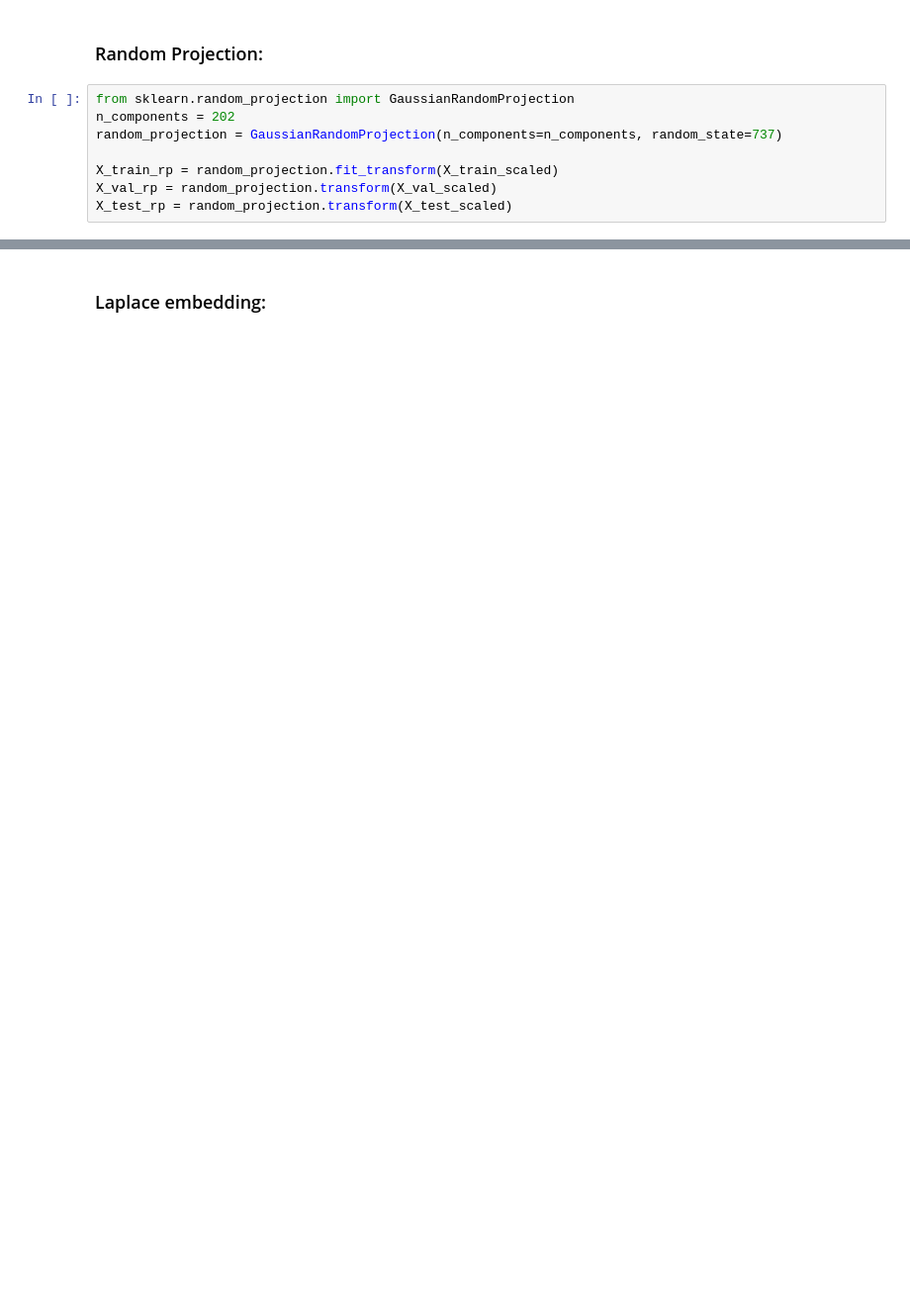
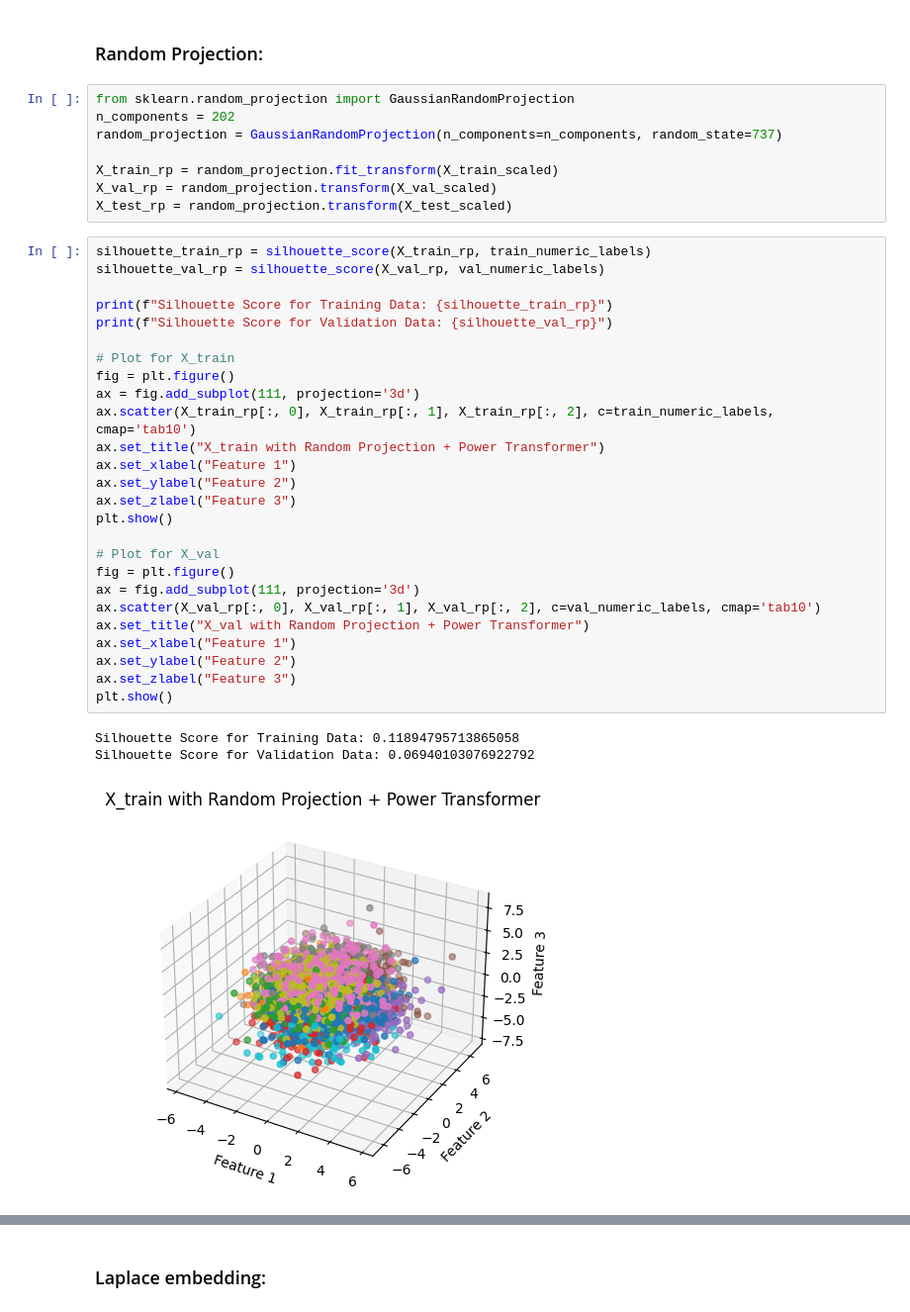
Before and after one commit to slamgLuke/HAClustering, a Jupyter notebook: main.ipynb, the cells around one changed output, grey strips where cells are left out. Shown at 99% size. Cells and saved outputs as stored; diff of their text form; blank space fills up the shorter version.

```diff
--- a/main.ipynb
+++ b/main.ipynb
@@ -263,3 +266,33 @@ random_projection = GaussianRandomProjection(n_components=n_components, random_s
 X_train_rp = random_projection.fit_transform(X_train_scaled)
 X_val_rp = random_projection.transform(X_val_scaled)
 X_test_rp = random_projection.transform(X_test_scaled)
+# %%
+silhouette_train_rp = silhouette_score(X_train_rp, train_numeric_labels)
+silhouette_val_rp = silhouette_score(X_val_rp, val_numeric_labels)
+
+print(f"Silhouette Score for Training Data: {silhouette_train_rp}")
+print(f"Silhouette Score for Validation Data: {silhouette_val_rp}")
+
+# Plot for X_train
+fig = plt.figure()
+ax = fig.add_subplot(111, projection='3d')
+ax.scatter(X_train_rp[:, 0], X_train_rp[:, 1], X_train_rp[:, 2], c=train_numeric_labels, cmap='tab10')
+ax.set_title("X_train with Random Projection + Power Transformer")
+ax.set_xlabel("Feature 1")
+ax.set_ylabel("Feature 2")
+ax.set_zlabel("Feature 3")
+plt.show()
+
+# Plot for X_val
+fig = plt.figure()
+ax = fig.add_subplot(111, projection='3d')
+ax.scatter(X_val_rp[:, 0], X_val_rp[:, 1], X_val_rp[:, 2], c=val_numeric_labels, cmap='tab10')
+ax.set_title("X_val with Random Projection + Power Transformer")
+ax.set_xlabel("Feature 1")
+ax.set_ylabel("Feature 2")
+ax.set_zlabel("Feature 3")
+plt.show()
+# %% [output]
+Silhouette Score for Training Data: 0.11894795713865058
+Silhouette Score for Validation Data: 0.06940103076922792
+[figure, added]
```
Also changed, not shown: parts of 19 cells of this notebook, 5 other files.
